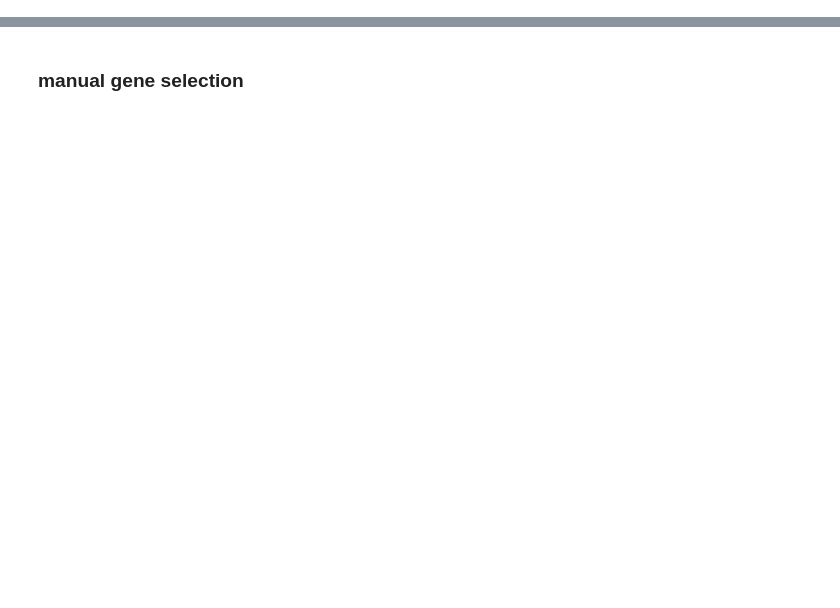
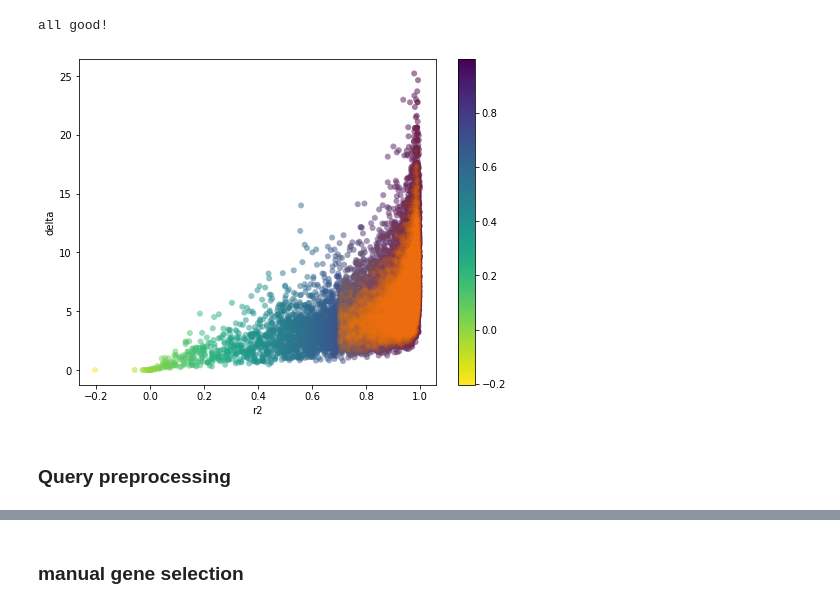
Before and after one commit to siebrenf/TSA, a Jupyter notebook: between_species.ipynb, the cells around one changed output, grey strips where cells are left out. Saved outputs shown, nothing was run; the diff lists cells and outputs as text; code cells hidden in the pictures; blank space fills up the shorter version.

Commit message:
between species looks good!

```diff
--- a/between_species.ipynb
+++ b/between_species.ipynb
@@ -110,0 +122,30 @@ orthologue_order
+# %%
+# when loading a gpr inference table, make sure the rows and columns match the settings
+if new_gpr is False:
+    gene = tmp.index[0]
+    if tmp.index[0] != template_tpms_inf.index[0]:
+        raise ValueError("`template_tpms` gene order has changed since creating the template_tpms_inf table")
+    if tmp.columns.equals(template_tpms_inf.columns):
+        raise ValueError("`extended_timepoints` has changed since creating the template_tpms_inf table")
+    print("all good!")
+# %% [output]
+all good!
+# %%
+# remove genes that weren't modelled accurately
+weight_expr=0
+min_r2 = 0.7
+weight_r2=1
+
+template_gpr_scores.dropna(inplace=True)
+gpr_normscores = score_normalization(template_gpr_scores, weight_expr, weight_r2)
+top_template_genes = gpr_normscores[gpr_normscores.r2 >= min_r2].index.to_list()
+plot_scores(gpr_normscores, highlight_top_n=len(top_template_genes))
+
+# n = 12_000
+# top_template_genes = best_n_genes(gpr_normscores, n)
+# gpr_normscores = score_normalization(gpr_scores, weight_expr=1, weight_r2=3)
+# plot_scores(gpr_normscores, highlight_top_n=n)
+# %% [output]
+[figure, added]
+# %% [markdown]
+### Query preprocessing
```
Also changed, not shown: parts of 42 cells of this notebook, 5 other files.
